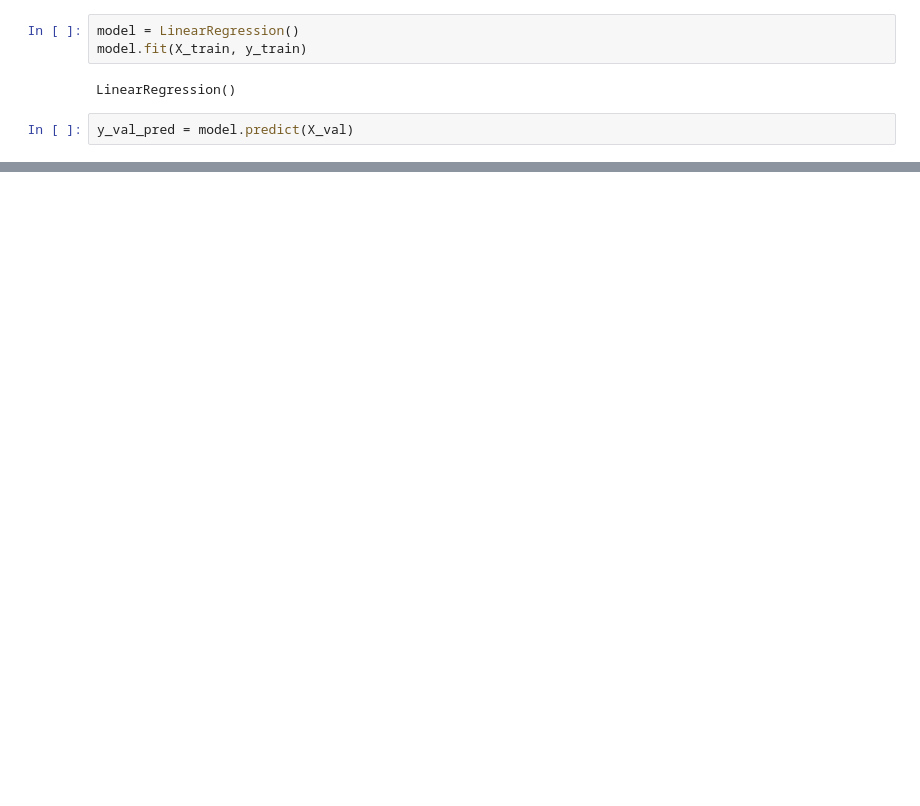
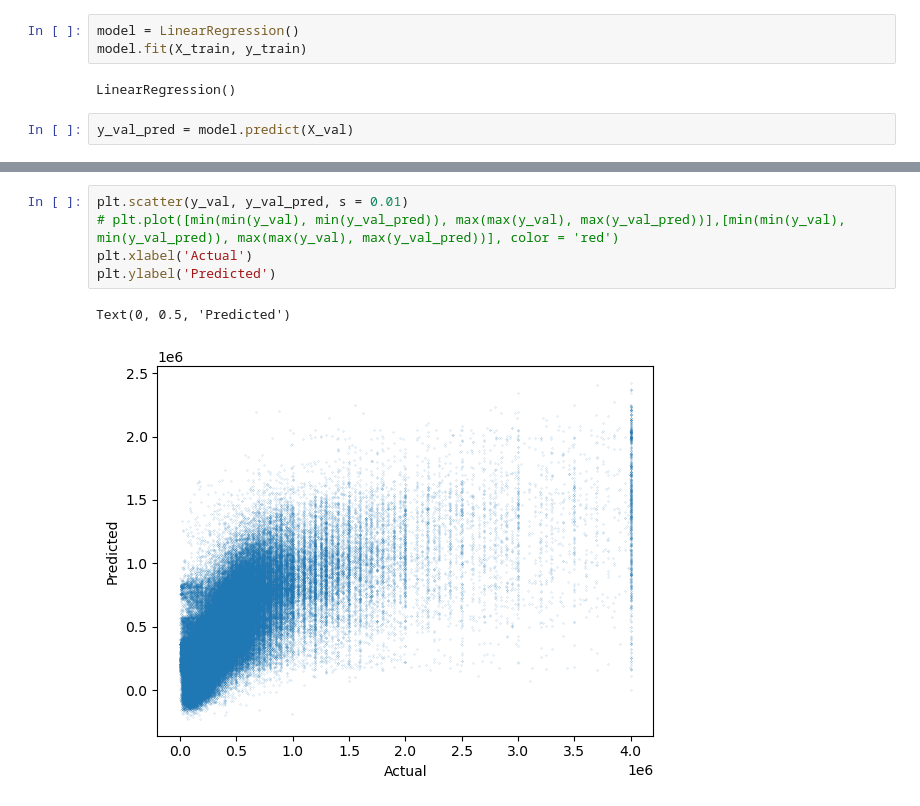
Before and after one commit to luke-dillon/PlacementProject, a Jupyter notebook: model.ipynb, the cells around one changed output, grey strips where cells are left out. Drawn from its saved outputs; the diff is of its cells as text; blank space fills up the shorter version.

```diff
--- a/model.ipynb
+++ b/model.ipynb
@@ -73,0 +68,8 @@ MAE 242772.37722316792
+# %%
+plt.scatter(y_val, y_val_pred, s = 0.01)
+# plt.plot([min(min(y_val), min(y_val_pred)), max(max(y_val), max(y_val_pred))],[min(min(y_val), min(y_val_pred)), max(max(y_val), max(y_val_pred))], color = 'red')
+plt.xlabel('Actual')
+plt.ylabel('Predicted')
+# %% [output]
+Text(0, 0.5, 'Predicted')
+[figure, added]
```
Also changed, not shown: parts of 9 cells of this notebook.
